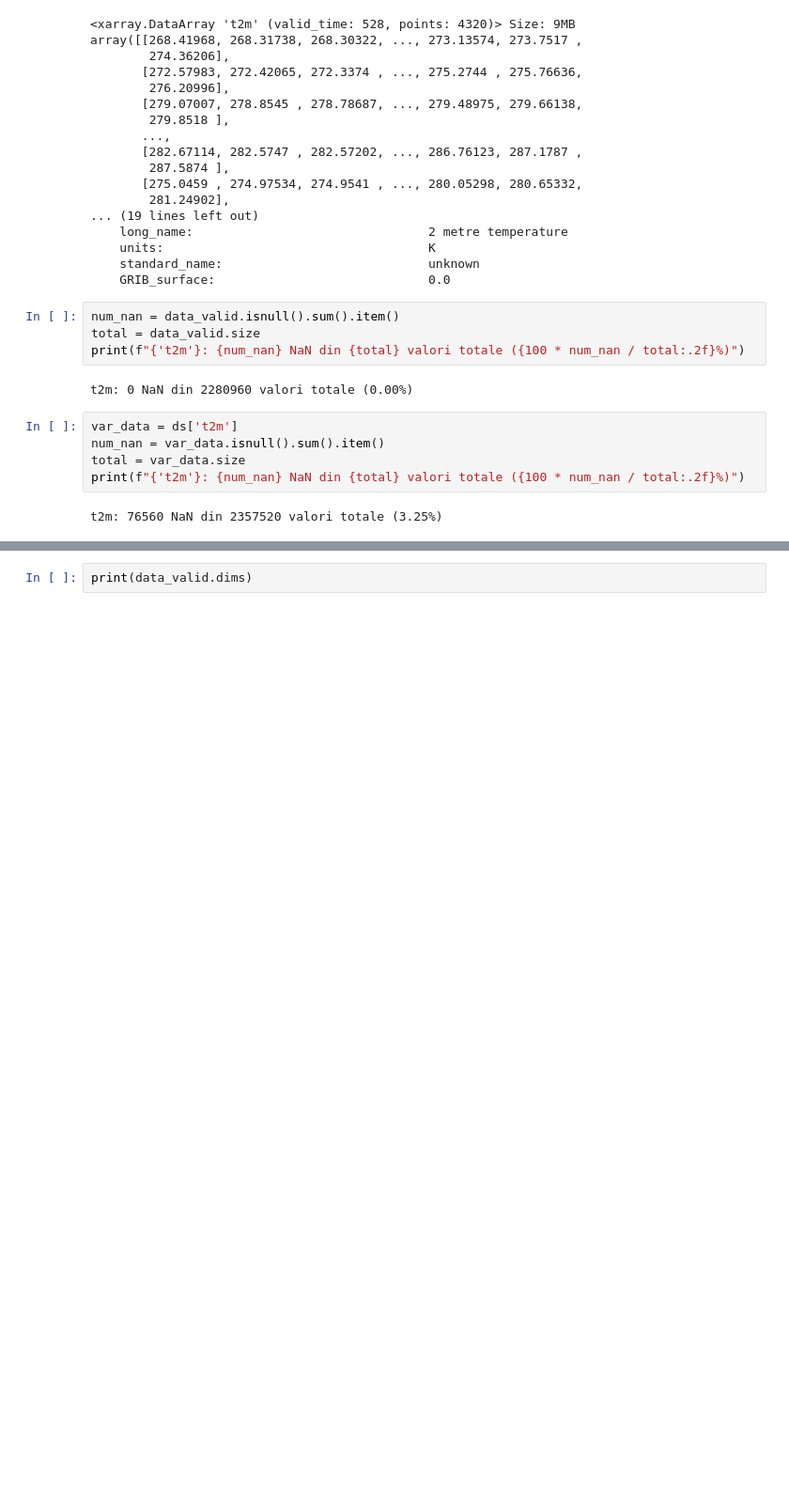
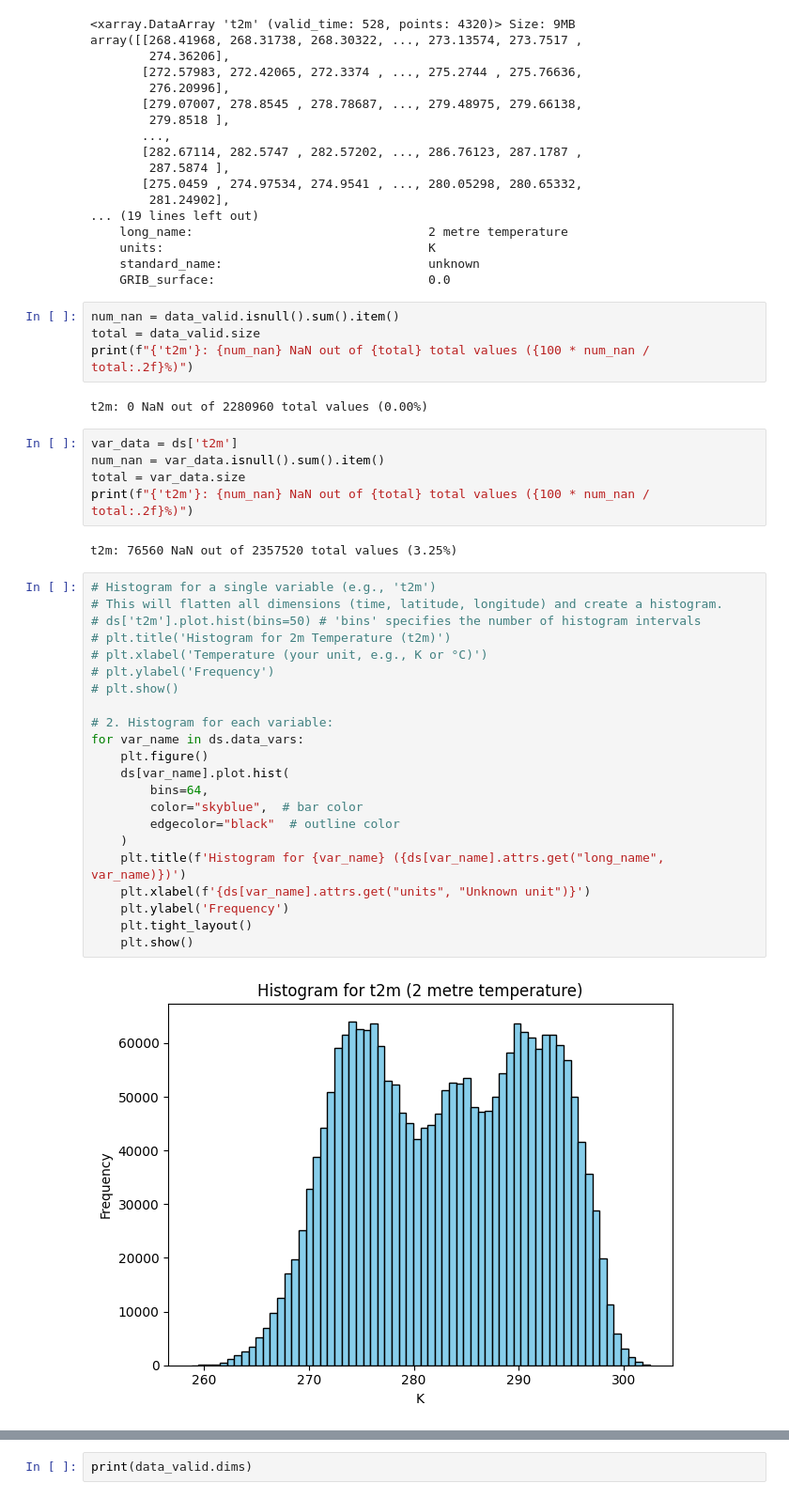
Before and after one commit to hoteamarian/lstm-gru-climate-predictions, a Jupyter notebook: notebooks/Preprocess_Data.ipynb, the cells around one changed output, grey strips where cells are left out. Shown: that part at 94% size. Drawn from its saved outputs; the diff is of its cells as text; blank space fills up the shorter version.

```diff
--- a/notebooks/Preprocess_Data.ipynb
+++ b/notebooks/Preprocess_Data.ipynb
@@ -274,13 +246,37 @@ array([[268.41968, 268.31738, 268.30322, ..., 273.13574, 273.7517 ,
 # %%
 num_nan = data_valid.isnull().sum().item()
 total = data_valid.size
-print(f"{'t2m'}: {num_nan} NaN din {total} valori totale ({100 * num_nan / total:.2f}%)")
+print(f"{'t2m'}: {num_nan} NaN out of {total} total values ({100 * num_nan / total:.2f}%)")
 # %% [output]
-t2m: 0 NaN din 2280960 valori totale (0.00%)
+t2m: 0 NaN out of 2280960 total values (0.00%)
 # %%
 var_data = ds['t2m']
 num_nan = var_data.isnull().sum().item()
 total = var_data.size
-print(f"{'t2m'}: {num_nan} NaN din {total} valori totale ({100 * num_nan / total:.2f}%)")
+print(f"{'t2m'}: {num_nan} NaN out of {total} total values ({100 * num_nan / total:.2f}%)")
 # %% [output]
-t2m: 76560 NaN din 2357520 valori totale (3.25%)
+t2m: 76560 NaN out of 2357520 total values (3.25%)
+# %%
+# Histogram for a single variable (e.g., 't2m')
+# This will flatten all dimensions (time, latitude, longitude) and create a histogram.
+# ds['t2m'].plot.hist(bins=50) # 'bins' specifies the number of histogram intervals
+# plt.title('Histogram for 2m Temperature (t2m)')
+# plt.xlabel('Temperature (your unit, e.g., K or °C)')
+# plt.ylabel('Frequency')
+# plt.show()
+
+# 2. Histogram for each variable:
+for var_name in ds.data_vars:
+    plt.figure()
+    ds[var_name].plot.hist(
+        bins=64,
+        color="skyblue",  # bar color
+        edgecolor="black"  # outline color
+    )
+    plt.title(f'Histogram for {var_name} ({ds[var_name].attrs.get("long_name", var_name)})')
+    plt.xlabel(f'{ds[var_name].attrs.get("units", "Unknown unit")}')
+    plt.ylabel('Frequency')
+    plt.tight_layout()
+    plt.show()
+# %% [output]
+[figure, new version]
```
Also changed, not shown: parts of 33 cells of this notebook, 1 other file.
